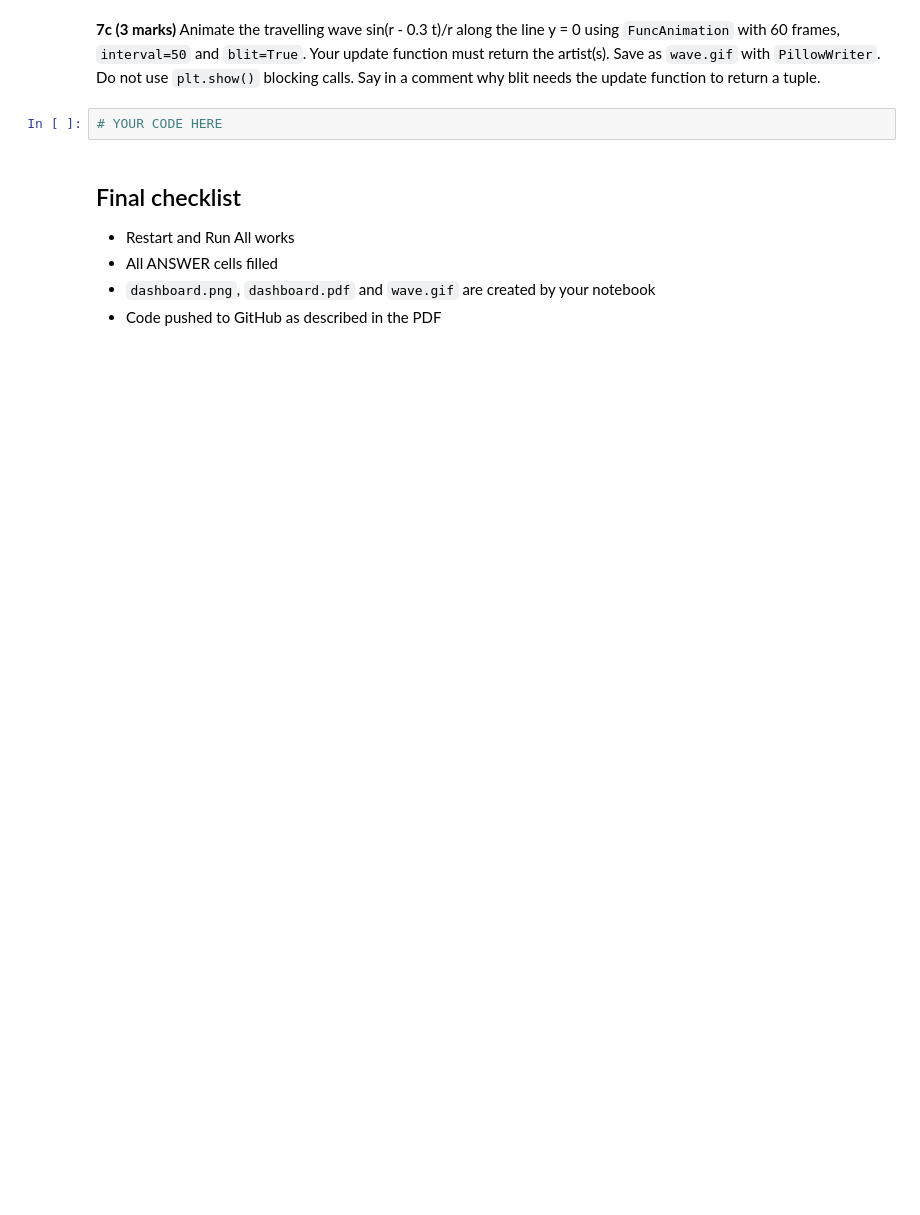
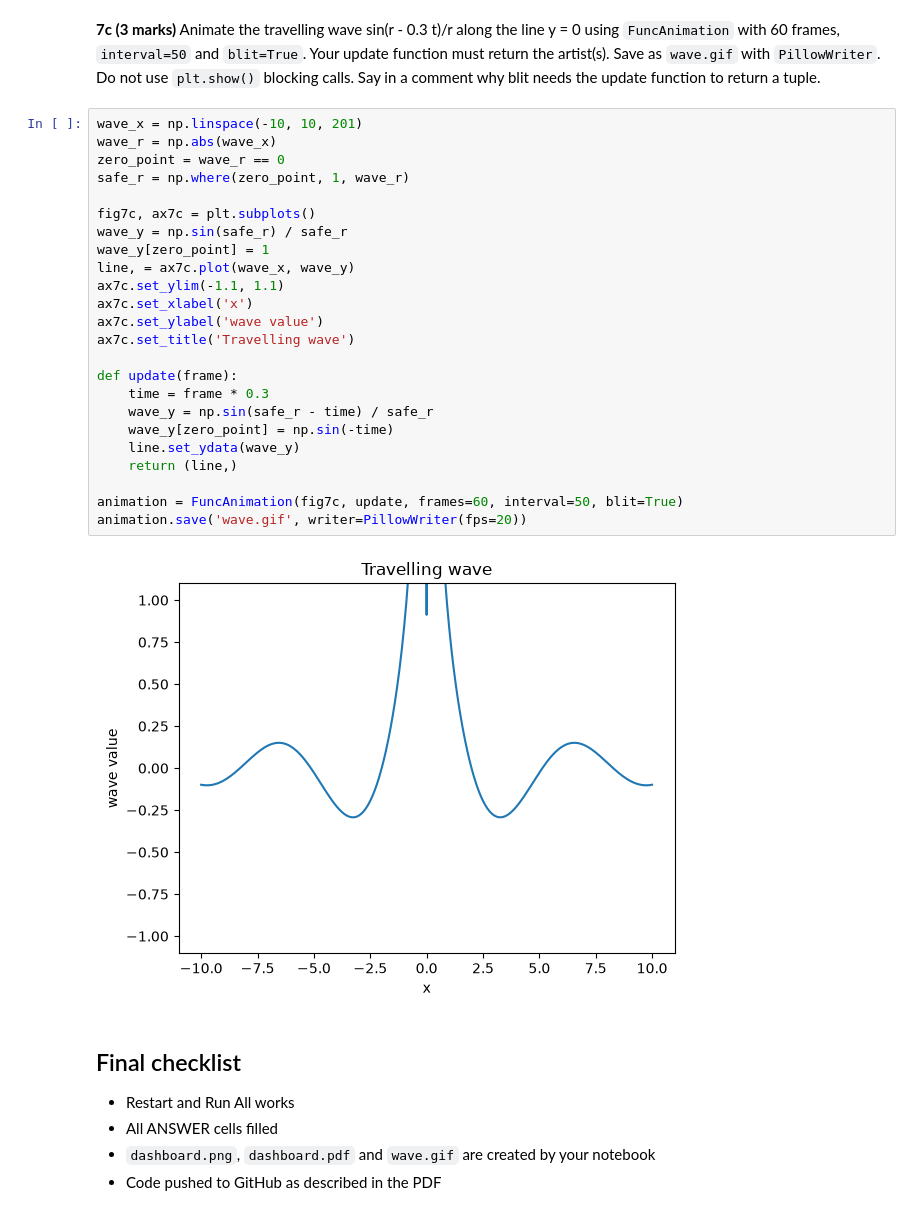
Before and after one commit to A-Hell/PAI-A3-25F-0001, a Jupyter notebook: Assignment3_Programming_for_AI.ipynb, the cells around one changed output. Saved outputs shown, nothing was run; the diff lists cells and outputs as text; blank space fills up the shorter version.

```diff
--- a/Assignment3_Programming_for_AI.ipynb
+++ b/Assignment3_Programming_for_AI.ipynb
@@ -679,7 +722,31 @@ Let f(x, y) = sin(r) / r with r = sqrt(x^2 + y^2) on x, y in [-10, 10].
 # %% [markdown]
 **7c (3 marks)** Animate the travelling wave sin(r - 0.3 t)/r along the line y = 0 using `FuncAnimation` with 60 frames, `interval=50` and `blit=True`. Your update function must return the artist(s). Save as `wave.gif` with `PillowWriter`. Do not use `plt.show()` blocking calls. Say in a comment why blit needs the update function to return a tuple.
-# %%
-# YOUR CODE HERE
+# %%
+wave_x = np.linspace(-10, 10, 201)
+wave_r = np.abs(wave_x)
+zero_point = wave_r == 0
+safe_r = np.where(zero_point, 1, wave_r)
+
+fig7c, ax7c = plt.subplots()
+wave_y = np.sin(safe_r) / safe_r
+wave_y[zero_point] = 1
+line, = ax7c.plot(wave_x, wave_y)
+ax7c.set_ylim(-1.1, 1.1)
+ax7c.set_xlabel('x')
+ax7c.set_ylabel('wave value')
+ax7c.set_title('Travelling wave')
+
+def update(frame):
+    time = frame * 0.3
+    wave_y = np.sin(safe_r - time) / safe_r
+    wave_y[zero_point] = np.sin(-time)
+    line.set_ydata(wave_y)
+    return (line,)
+
+animation = FuncAnimation(fig7c, update, frames=60, interval=50, blit=True)
+animation.save('wave.gif', writer=PillowWriter(fps=20))
+# %% [output]
+[figure, added]
 # %% [markdown]
 ## Final checklist
 - Restart and Run All works
```
Also changed, not shown: parts of 5 cells of this notebook, 1 other file.
